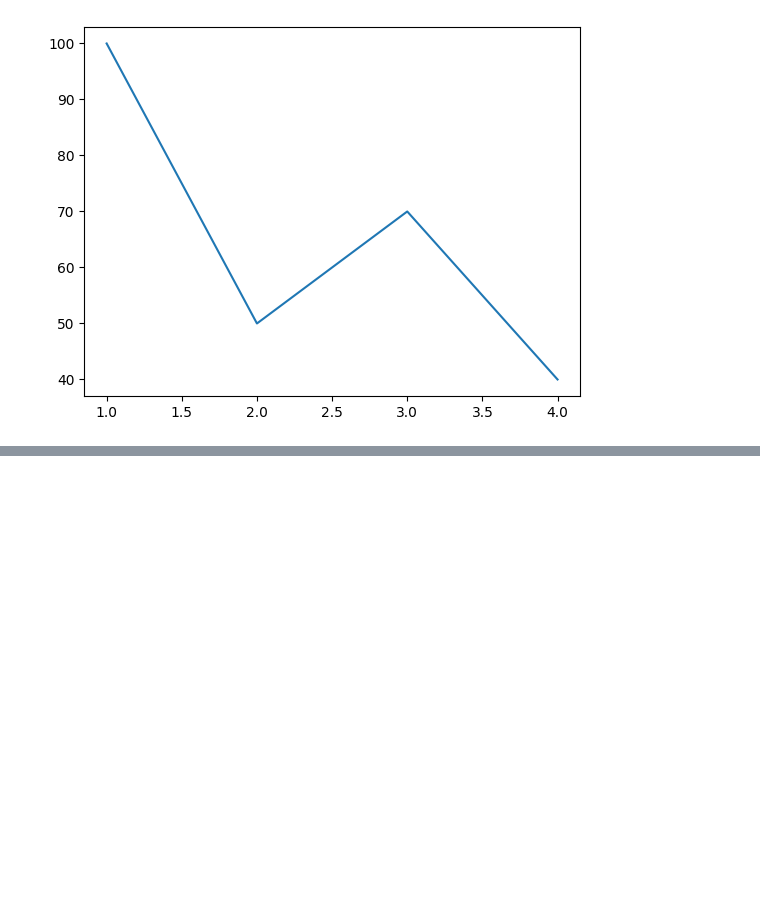
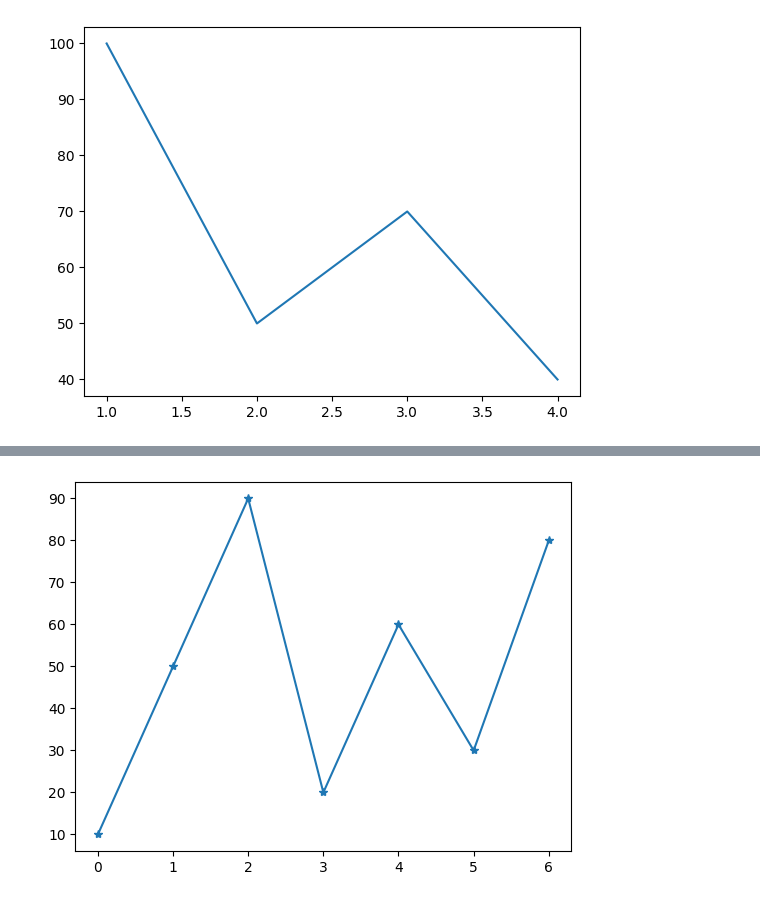
Before and after one commit to abidkk/Matplotlib-Python, a Jupyter notebook: plot2.ipynb, the cells around one changed output, grey strips where cells are left out. Cells and saved outputs as stored; diff of their text form; code cells hidden in the pictures; blank space fills up the shorter version.

```diff
--- a/plot2.ipynb
+++ b/plot2.ipynb
@@ -12,0 +34,6 @@ plt.show()
+# %%
+s = [10,50,90,20,60,30,80]
+plt.plot(s, marker='*')
+plt.show()
+# %% [output]
+[figure, added]
```
Also changed, not shown: parts of 7 cells of this notebook.
